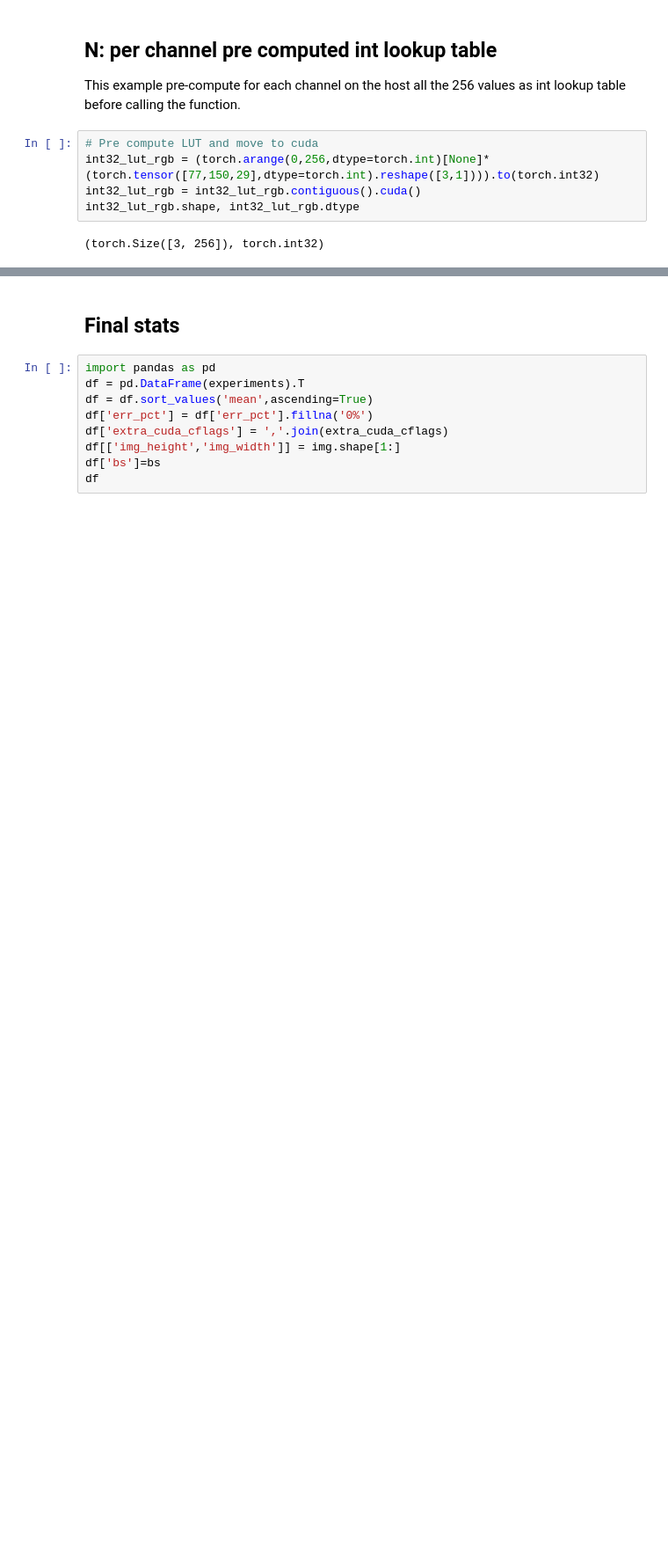
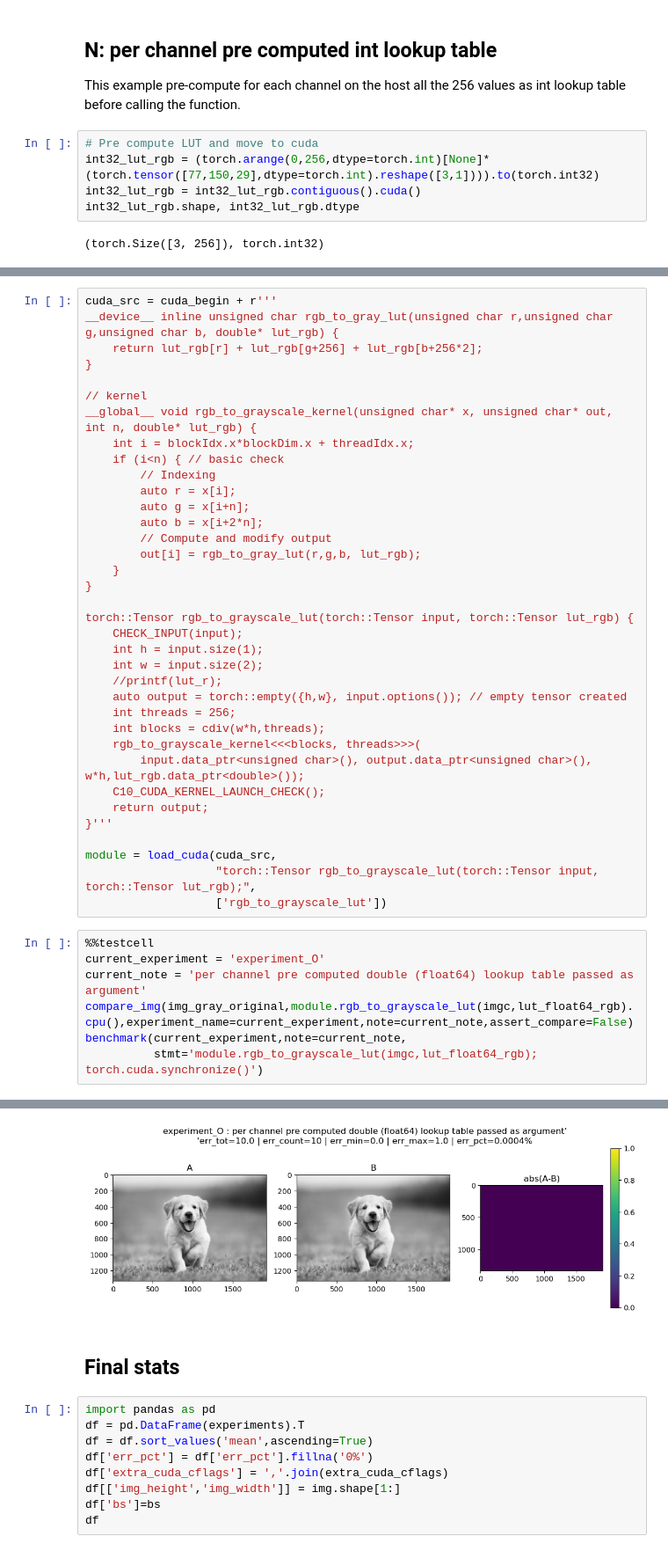
Before and after one commit to artste/lecture2, a Jupyter notebook: lecture3/cuda_rgb_to_gray_refactor.ipynb, the cells around one changed output, grey strips where cells are left out. Shown at 88% size. Saved outputs shown, nothing was run; the diff lists cells and outputs as text; blank space fills up the shorter version.

```diff
--- a/lecture3/cuda_rgb_to_gray_refactor.ipynb
+++ b/lecture3/cuda_rgb_to_gray_refactor.ipynb
@@ -998,0 +1046,44 @@ module.rgb_to_grayscale_lut_int32(imgc,int32_lut_rgb); torch.cuda.synchronize()
+# %%
+cuda_src = cuda_begin + r'''
+__device__ inline unsigned char rgb_to_gray_lut(unsigned char r,unsigned char g,unsigned char b, double* lut_rgb) {
+    return lut_rgb[r] + lut_rgb[g+256] + lut_rgb[b+256*2];
+}
+
+// kernel
+__global__ void rgb_to_grayscale_kernel(unsigned char* x, unsigned char* out, int n, double* lut_rgb) {
+    int i = blockIdx.x*blockDim.x + threadIdx.x;
+    if (i<n) { // basic check
+        // Indexing
+        auto r = x[i];
+        auto g = x[i+n];
+        auto b = x[i+2*n];
+        // Compute and modify output
+        out[i] = rgb_to_gray_lut(r,g,b, lut_rgb);
+    }
+}
+
+torch::Tensor rgb_to_grayscale_lut(torch::Tensor input, torch::Tensor lut_rgb) {
+    CHECK_INPUT(input);
+    int h = input.size(1);
+    int w = input.size(2);
+    //printf(lut_r);
+    auto output = torch::empty({h,w}, input.options()); // empty tensor created
+    int threads = 256;
+    int blocks = cdiv(w*h,threads);
+    rgb_to_grayscale_kernel<<<blocks, threads>>>(
+        input.data_ptr<unsigned char>(), output.data_ptr<unsigned char>(), w*h,lut_rgb.data_ptr<double>());
+    C10_CUDA_KERNEL_LAUNCH_CHECK();
+    return output;
+}'''
+
+module = load_cuda(cuda_src,
+                   "torch::Tensor rgb_to_grayscale_lut(torch::Tensor input, torch::Tensor lut_rgb);",
+                   ['rgb_to_grayscale_lut'])
+# %%
+%%testcell
+current_experiment = 'experiment_O'
+current_note = 'per channel pre computed double (float64) lookup table passed as argument'
+compare_img(img_gray_original,module.rgb_to_grayscale_lut(imgc,lut_float64_rgb).cpu(),experiment_name=current_experiment,note=current_note,assert_compare=False)
+benchmark(current_experiment,note=current_note,
+          stmt='module.rgb_to_grayscale_lut(imgc,lut_float64_rgb); torch.cuda.synchronize()')
+# %% [output]
@@ -999,3 +1096,4 @@ module.rgb_to_grayscale_lut_int32(imgc,int32_lut_rgb); torch.cuda.synchronize()
+[figure, added]
 # %% [markdown]
 ## Final stats
 # %%
```
Also changed, not shown: parts of 28 cells of this notebook.
